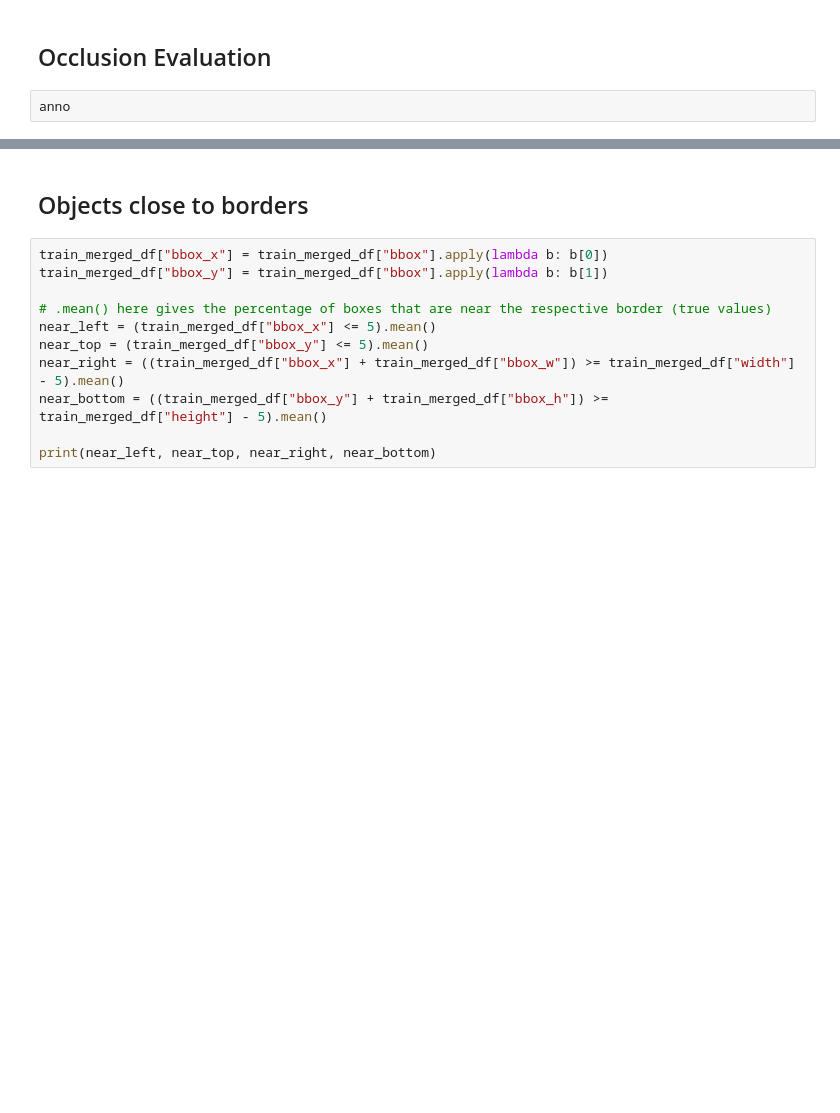
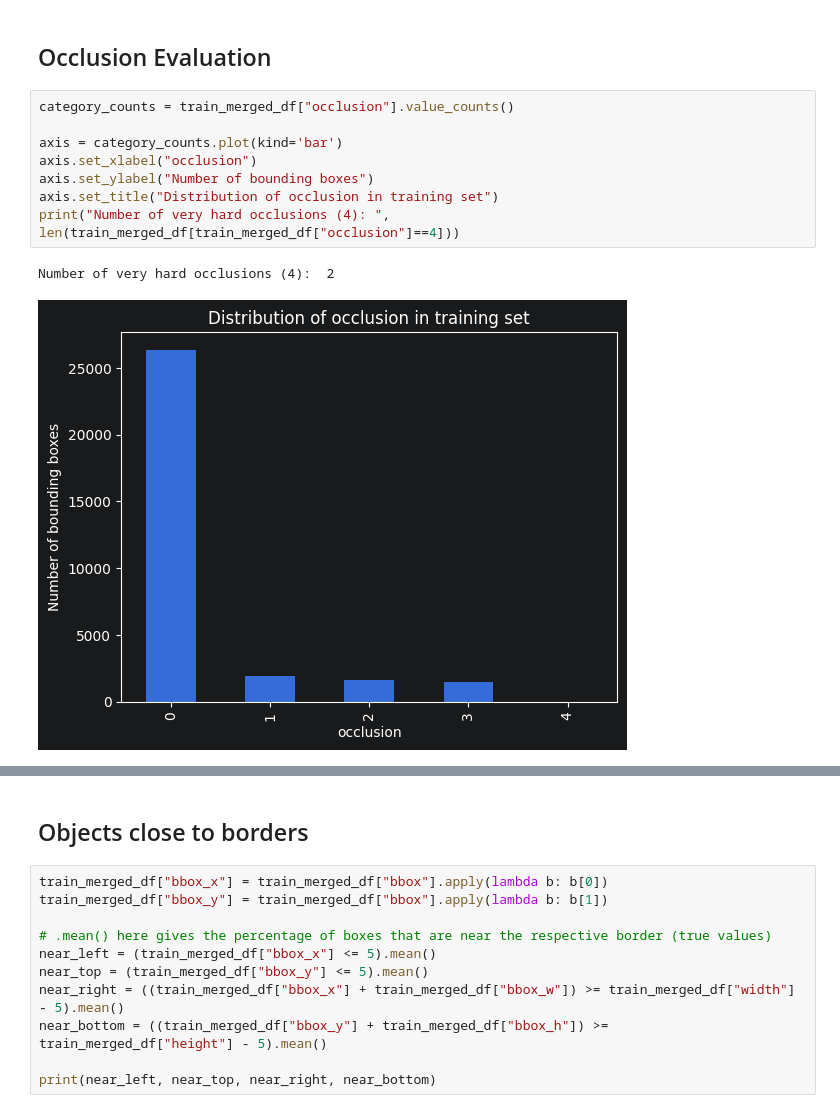
Before and after one commit to Rail-Bench-Object-Detection-Eric-Toudik/rail-bench-object-detection, a Jupyter notebook: explorative data analysis/eric_exploration.ipynb, the cells around one changed output, grey strips where cells are left out. Saved outputs shown, nothing was run; the diff lists cells and outputs as text; blank space fills up the shorter version.

Commit message:
add occlusion exploration

```diff
--- a/explorative data analysis/eric_exploration.ipynb
+++ b/explorative data analysis/eric_exploration.ipynb
@@ -301,4 +350,13 @@ for cls in train_merged_df["category_name"].unique():
 # %% [markdown]
 ## Occlusion Evaluation
 # %%
-anno
+category_counts = train_merged_df["occlusion"].value_counts()
+
+axis = category_counts.plot(kind='bar')
+axis.set_xlabel("occlusion")
+axis.set_ylabel("Number of bounding boxes")
+axis.set_title("Distribution of occlusion in training set")
+print("Number of very hard occlusions (4): ", len(train_merged_df[train_merged_df["occlusion"]==4]))
+# %% [output]
+Number of very hard occlusions (4):  2
+[figure, added]
```
Also changed, not shown: parts of 16 cells of this notebook, 1 other file.
